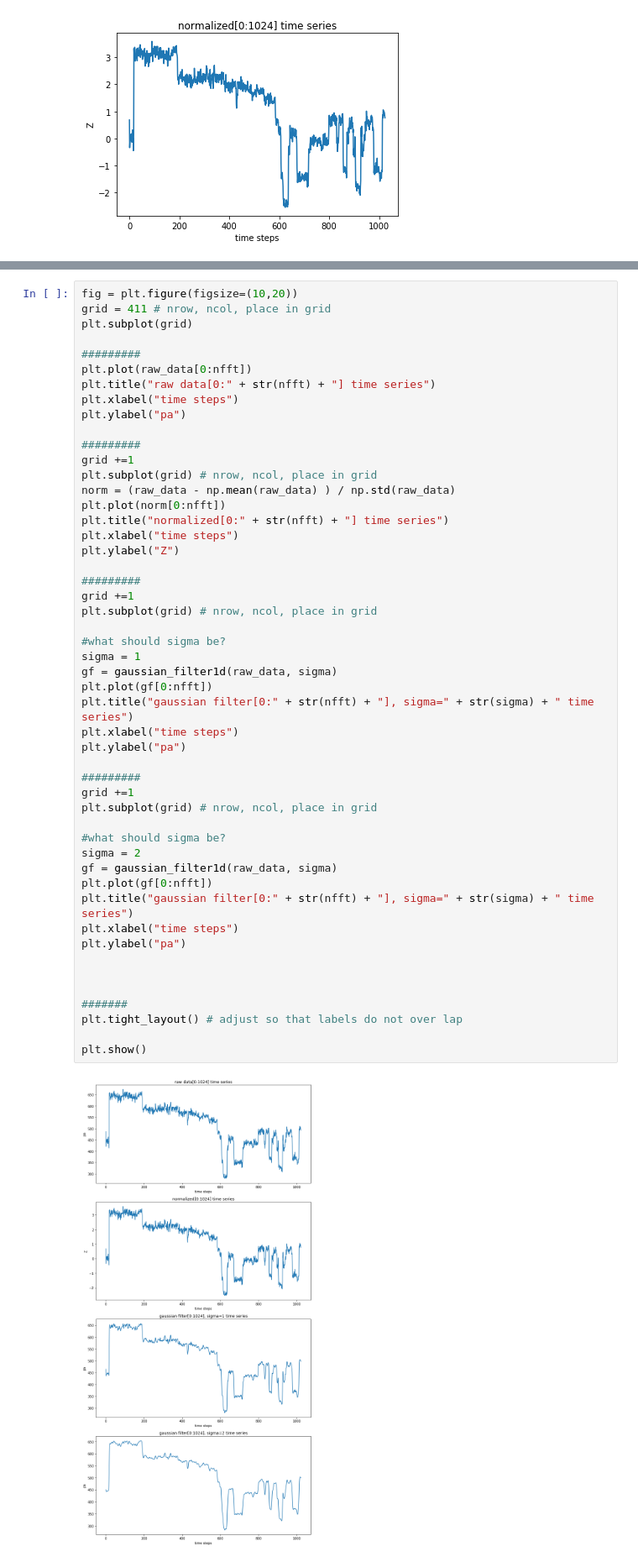
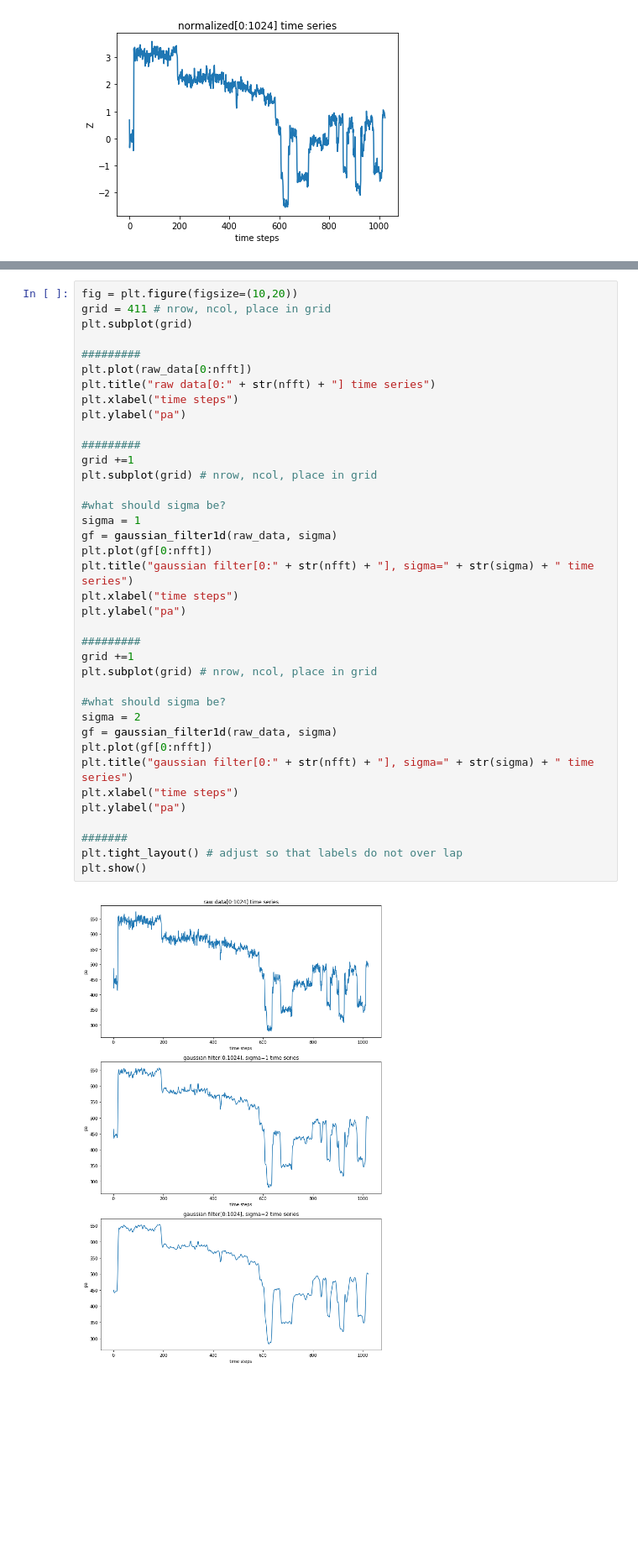
Before and after one commit to AEDWIP/DeepBio, a Jupyter notebook: nanoPoreSpectrogram.ipynb, the cells around one changed output, grey strips where cells are left out. Shown: that part at 84% size. Drawn from its saved outputs; the diff is of its cells as text; blank space fills up the shorter version.

```diff
--- a/nanoPoreSpectrogram.ipynb
+++ b/nanoPoreSpectrogram.ipynb
@@ -162,45 +146,33 @@ plt.plot(raw_data[0:nfft])
 plt.title("raw data[0:" + str(nfft) + "] time series")
 plt.xlabel("time steps")
 plt.ylabel("pa")
-
-#########
-grid +=1
-plt.subplot(grid) # nrow, ncol, place in grid
-norm = (raw_data - np.mean(raw_data) ) / np.std(raw_data)
-plt.plot(norm[0:nfft])
-plt.title("normalized[0:" + str(nfft) + "] time series")
-plt.xlabel("time steps")
-plt.ylabel("Z")
 
 #########
 grid +=1
 plt.subplot(grid) # nrow, ncol, place in grid
 
 #what should sigma be?
 sigma = 1
 gf = gaussian_filter1d(raw_data, sigma)
 plt.plot(gf[0:nfft])
 plt.title("gaussian filter[0:" + str(nfft) + "], sigma=" + str(sigma) + " time series")
 plt.xlabel("time steps")
 plt.ylabel("pa")
 
 #########
 grid +=1
 plt.subplot(grid) # nrow, ncol, place in grid
 
 #what should sigma be?
 sigma = 2
 gf = gaussian_filter1d(raw_data, sigma)
 plt.plot(gf[0:nfft])
 plt.title("gaussian filter[0:" + str(nfft) + "], sigma=" + str(sigma) + " time series")
 plt.xlabel("time steps")
 plt.ylabel("pa")
 
-
-
 #######
 plt.tight_layout() # adjust so that labels do not over lap
-
 plt.show()
 # %% [output]
-[figure, old version]
+[figure, new version]
```
Also changed, not shown: parts of 10 cells of this notebook, 1 other file.
